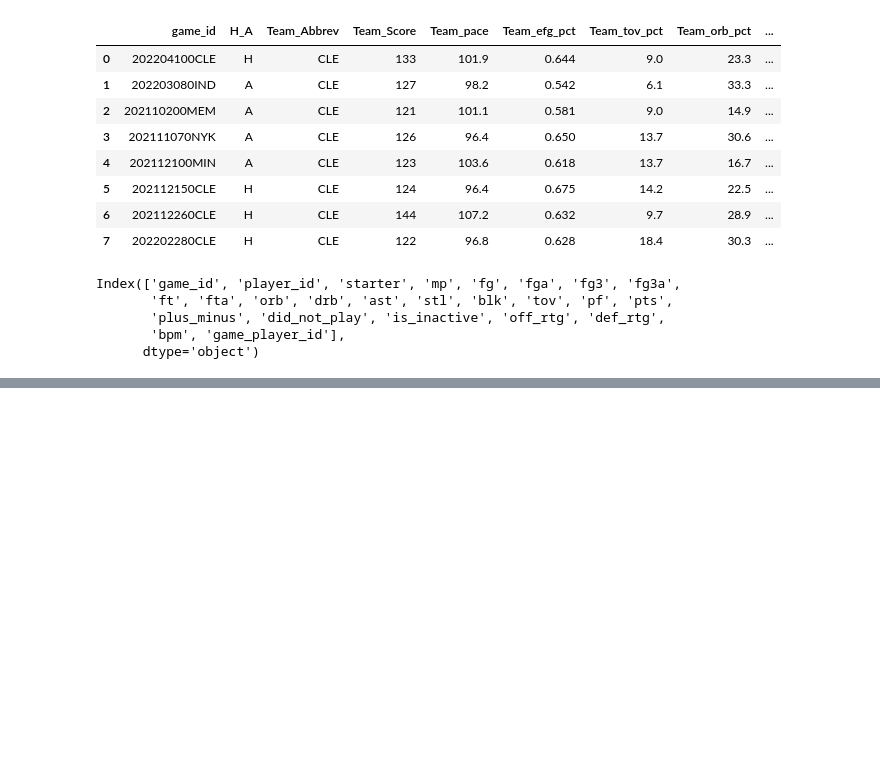
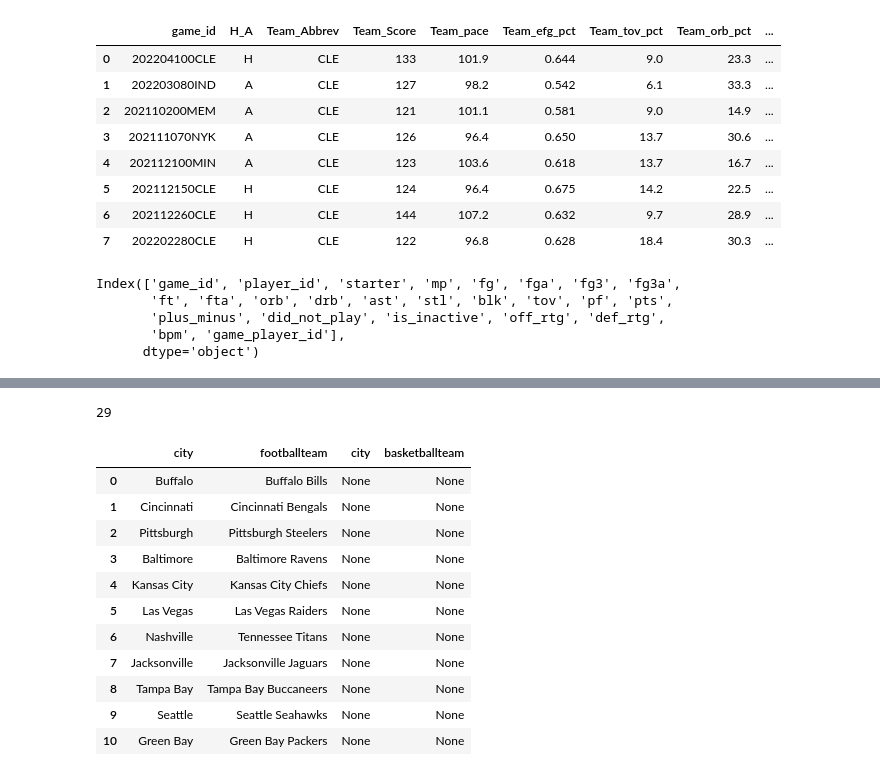
Before and after one commit to meesuny/contrans, a Jupyter notebook: examples/nba_example.ipynb, the cells around one changed output, grey strips where cells are left out. Cells and saved outputs as stored; diff of their text form; code cells hidden in the pictures; blank space fills up the shorter version.

```diff
--- a/examples/nba_example.ipynb
+++ b/examples/nba_example.ipynb
@@ -334,0 +426,2 @@ Index(['game_id', 'player_id', 'starter', 'mp', 'fg', 'fga', 'fg3', 'fg3a',
+# %%
+sportsteams = sqlite3.connect('sportsteams.db')
@@ -334,0 +431,28 @@ Index(['game_id', 'player_id', 'starter', 'mp', 'fg', 'fga', 'fg3', 'fg3a',
+# %%
+nfl_df.to_sql('nfl',sportsteams, index=False, chunksize=1000, if_exists='replace')
+nba_df.to_sql('nba',sportsteams, index=False, chunksize=1000, if_exists='replace')
+# %% [output]
+29
+# %%
+myquery = '''
+select *
+from nfl f
+left join nba b
+    on f.city = b.city
+where basketballteam is null
+--order by f.city
+'''
+pd.read_sql(myquery, sportsteams)
+# %% [output]
+|  | city | footballteam | city | basketballteam |
+| 0 | Buffalo | Buffalo Bills | None | None |
+| 1 | Cincinnati | Cincinnati Bengals | None | None |
+| 2 | Pittsburgh | Pittsburgh Steelers | None | None |
+| 3 | Baltimore | Baltimore Ravens | None | None |
+| 4 | Kansas City | Kansas City Chiefs | None | None |
+| 5 | Las Vegas | Las Vegas Raiders | None | None |
+| 6 | Nashville | Tennessee Titans | None | None |
+| 7 | Jacksonville | Jacksonville Jaguars | None | None |
+| 8 | Tampa Bay | Tampa Bay Buccaneers | None | None |
+| 9 | Seattle | Seattle Seahawks | None | None |
+| 10 | Green Bay | Green Bay Packers | None | None |
```
Also changed, not shown: parts of 5 cells of this notebook, 3 other files.
